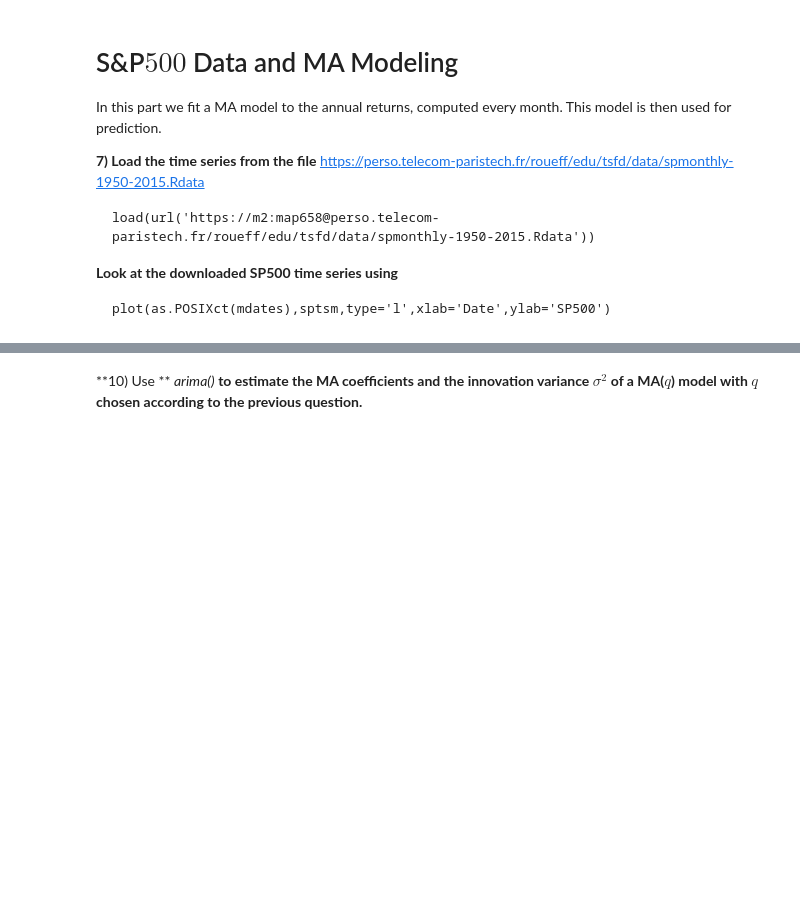
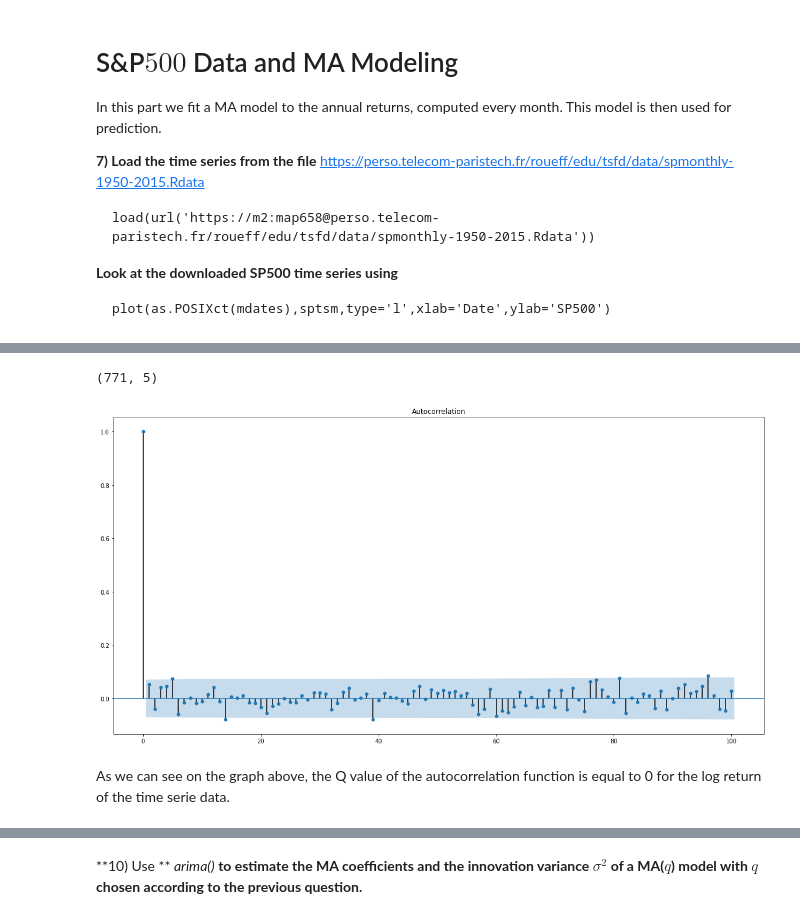
Before and after one commit to SushiFou/Time-Series---Financial-Data-, a Jupyter notebook: TP1_Time_Series_Kervella.ipynb, the cells around one changed output, grey strips where cells are left out. Drawn from its saved outputs; the diff is of its cells as text; code cells hidden in the pictures; blank space fills up the shorter version.

```diff
--- a/TP1_Time_Series_Kervella.ipynb
+++ b/TP1_Time_Series_Kervella.ipynb
@@ -349,0 +420,2 @@ where $(\epsilon_t)$ is the innovation process of $(S_t)$.
+# %%
+df_2['log_return'] = df_2.sptsm.apply(lambda x: np.log(x)).diff()
@@ -349,0 +432,6 @@ where $(\epsilon_t)$ is the innovation process of $(S_t)$.
+# %%
+df_2.shape
+# %% [output]
+(771, 5)
+# %%
+df_2.dropna(inplace=True)
@@ -350 +440,8 @@ where $(\epsilon_t)$ is the innovation process of $(S_t)$.
+# %%
+plot_acf(df_2['log_return'], lags=100, fft=False)
+plt.show()
+# %% [output]
+[figure, added]
+# %% [markdown]
+As we can see on the graph above, the Q value of the autocorrelation function is equal to 0 for the log return of the time serie data.
 # %% [markdown]
```
Also changed, not shown: parts of 42 cells of this notebook.
